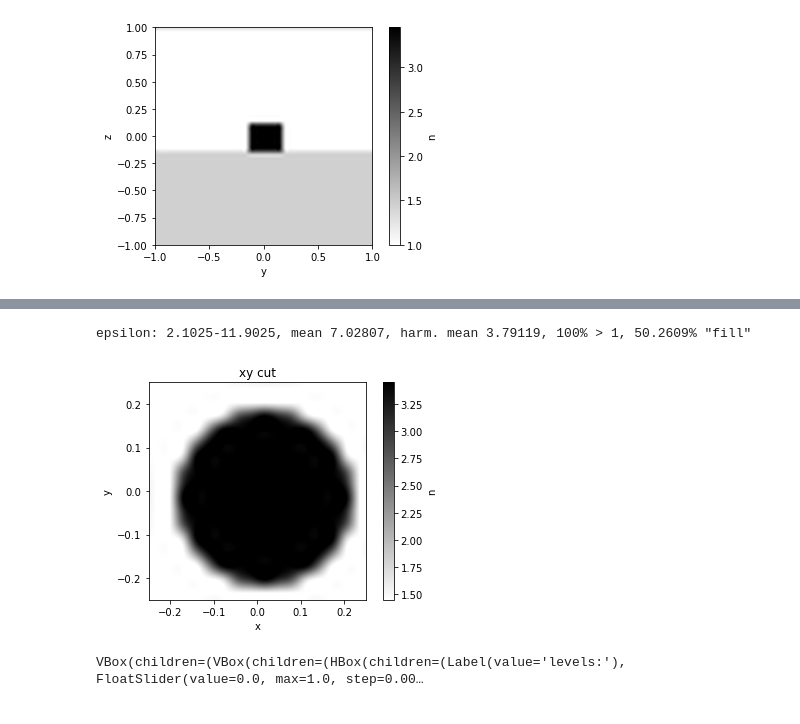
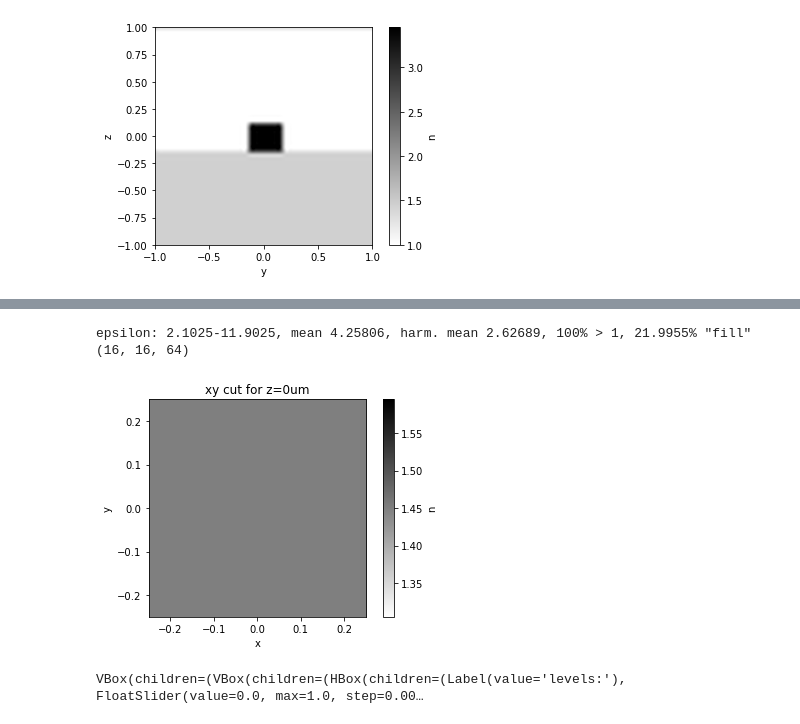
Before and after one commit to simbilod/ELE559-simulations, a Jupyter notebook: 1-simple_geometries.ipynb, the cells around one changed output, grey strips where cells are left out. Saved outputs shown, nothing was run; the diff lists cells and outputs as text; code cells hidden in the pictures.

```diff
--- a/1-simple_geometries.ipynb
+++ b/1-simple_geometries.ipynb
@@ -126,19 +118,19 @@ It is just as easy to define repeated elements and to extend to 3D :
 # Supercell
 sc_x = 0.5 # um
 sc_y = 0.5 # um
-sc_z = 0.5 # um
+sc_z = 2 # um
 resolution = 32  # pixels/um
 geometry_lattice = mp.Lattice(size=mp.Vector3(sc_x, sc_y, sc_z)) # Computational domain object
 
 # Objects
-geometry = [mp.Cylinder(0.2, material=Si)] # 200nm radius cylinder, infinite extent in x
+geometry = [mp.Cylinder(radius=0.2, height=0.5 * (sc_z - h), material=Si)] # 200nm radius cylinder
 
 # ModeSolver
 ms = mpb.ModeSolver(
     geometry_lattice=geometry_lattice,
     geometry=geometry,
     resolution=resolution)
-ms.default_material = SiO2
+ms.default_material = SiO2 # Default fill for background
 ms.init_params(mp.NO_PARITY, True)
 # %% [output]
 Working in 3 dimensions.
@@ -161,19 +171,21 @@ Initializing fields to random numbers...
 # %%
 fig, ax = plt.subplots(figsize=(6, 4))
 
 n = np.sqrt(ms.get_epsilon())
+print(np.shape(n))
 nxy = n[:,:,0]
 
-pos = ax.imshow(nxy, cmap='gray_r', interpolation='spline36', extent=[-sc_y/2,sc_y/2,-sc_z/2,sc_z/2] )
+pos = ax.imshow(nxy, cmap='gray_r', interpolation='spline36', extent=[-sc_x/2,sc_x/2,-sc_y/2,sc_y/2] )
 cbar = fig.colorbar(pos, ax=ax)
 cbar.set_label('n')
-ax.set_title('xy cut')
+ax.set_title('xy cut for z={0}um'.format(0))
 ax.set_xlabel('x')
 ax.set_ylabel('y')
 plt.show()
 # %% [output]
-epsilon: 2.1025-11.9025, mean 7.02807, harm. mean 3.79119, 100% > 1, 50.2609% "fill"
+epsilon: 2.1025-11.9025, mean 4.25806, harm. mean 2.62689, 100% > 1, 21.9955% "fill"
+(16, 16, 64)
-[figure, old version]
+[figure, new version]
 # %%
 ipv.quickvolshow(n, level=[0,1.45,3.45])
 # %% [output]
```
Also changed, not shown: parts of 5 cells of this notebook, 14 other files.
